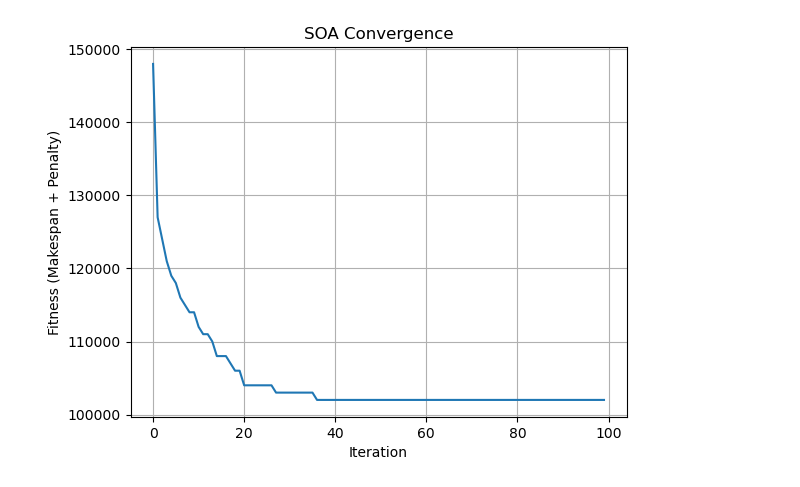
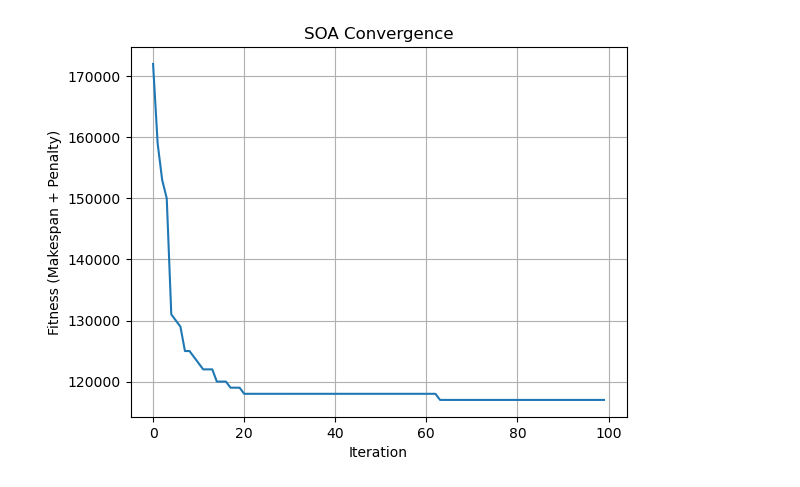
Before and after one commit to Biuuu2309/KLTN_DU, a Jupyter notebook: Source/Python/ProgramMain.ipynb, the cells around one changed output. Cells and saved outputs as stored; diff of their text form; code cells hidden in the pictures.

```diff
--- a/Source/Python/ProgramMain.ipynb
+++ b/Source/Python/ProgramMain.ipynb
@@ -142,22 +160,4 @@ def float_to_datetime(float_time):
 # %%
-
-np.random.seed(42)
-V = len(V_name)   # Số tàu
-B = 2   # Số bến
-C = 23  # Số cần cẩu
-Y = 45  # Số xe
-M = 99999  # Penalty
-TW0 = 24  # Thời gian chờ tối đa (h)
-T = 24
-CK = np.random.randint(0, 4, size=(C, T))
-# Dữ liệu đầu vào
-
-# Thời gian đến (TA) và thời gian xử lý dự kiến (PT)
-TA = np.array(TS)  # Giờ
-PT = np.array(np.array(TF_float) - np.array(TS))    # Giờ
-
-D = np.array(np.array(Dij))
-DMN = 14
 # ==================== HÀM NGOÀI CLASS ====================
 def get_ship_type(length):
     if length <= 150:
@@ -351,11 +351,48 @@ def check_berth_safety_constraint(x, VLi, BLj, LSd, LSe):
         if total_length + total_LSe + total_LSd > BLj[j]:
             return False
     return True
+
 # ==================== THUẬT TOÁN SOA ====================
 class SeagullOptimization:
     def __init__(self, n_seagulls=50, max_iter=200):
         self.n_seagulls = n_seagulls
         self.max_iter = max_iter
+
+    def calculate_F1(self, TF, TA):
+        v = len(TF)
+        total = sum(TFi - TAi for TFi, TAi in zip(TF, TA))
+        F1 = (1 / v) * total
+        return F1
+
+    def calculate_F2(self, E1, Dl, Dk, n_, tn_):
+        pl = calculate_pvl(vh, l1)
+        pk = calculate_pvl(vl, l2)
+        F2 = E1 * (pl * Dl + pk * Dk + n_ * tn_)
+        return F2
+
+    def calculate_F3(self, TD, TS, TV, E2, delVCit, lambda1, lambda2):
+        part1 = 0
+        part2 = 0
+        part3 = 0
+        for i in range(len(TD)):
+            part1 += (TD[i] - TS[i]) * VCi[i]
+            part2 += (TD[i] - TV[i]) * delVCit[i]
+            part3 += delVCit[i]
+        F3 = E2 * (lambda1 * (part1 + part2) + lambda2 * part3)
+        return F3
+
+    def calculate_k123(self, a, b, c):
+        return float(1)/a, float(1)/b, float(1)/c
+
+    def calculate_F(self, sol):
+        # Tính toán các tham số cần thiết
+        F1 = self.calculate_F1(TF_float, TS)
+        F2 = self.calculate_F2(E1, Dl, Dk, n_, tn_)
+        F3 = self.calculate_F3(TD, TS, TV, E2, delVCit, lambda1, lambda2)
+        k1, k2, k3 = self.calculate_k123(F1, F2, F3)
+
+        F = w1 * k1 * F1 + w2 * k2 * F2 + w3 * k3 * F3
+        return F, F1, F2, F3
 
     def initialize(self):
         self.population = []
@@ -377,7 +414,7 @@ class SeagullOptimization:
 
             # Phân bổ xe
             for i in range(V):
-                num_trucks = np.random.randint(5, 11)
+                num_trucks = np.random.randint(1, min(Y, 10) + 1)
                 selected = np.random.choice(Y, num_trucks, replace=False)
                 sol['y'][i, selected] = 1
 
@@ -477,7 +514,8 @@ class SeagullOptimization:
         carbon_truck, carbon_crane = calc_carbon_emission(sol, V, C, T, D, E1, E2)
         w_carbon = 0.01
         makespan = max(completion_times) if completion_times else M
-        return makespan + w_carbon * (carbon_truck + carbon_crane) + penalty
+        F, F1, F2, F3 = self.calculate_F(sol)
+        return makespan + w_carbon * (carbon_truck + carbon_crane) + penalty + F
 
 
 
@@ -553,11 +591,11 @@ print(best_solution['y'])
 # Tính toán thời gian chi tiết
 berth_schedule = {j: 0 for j in range(B)}
 print("\nChi tiết thời gian:")
+end_times = []
 for i in np.argsort(TA):
     berth = np.argmax(best_solution['x'][i])
     start = max(TS[i], berth_schedule[berth])
     wait = start - TA[i]
-    end = start + PT[i]
     def schedule_cranes(num_containers, num_cranes, cf0=CF0):
         if num_cranes == 0:
             return float('inf')  # Không có cần cẩu thì không thể bốc dỡ
@@ -565,10 +603,17 @@ for i in np.argsort(TA):
 
     num_cranes = int(np.sum(best_solution['q'][i])) if 'q' in best_solution else 1
     handling_time = schedule_cranes(VEi[i], num_cranes)
-    end = TA[i] + handling_time
+    end = start + handling_time
+    end_times.append(end)
     print(f"Tàu {i}: Bến {berth}, Đến {float_to_datetime(TA[i])}h, Bắt đầu {float_to_datetime(start)}h, Chờ {wait / 3600}h, Thời điểm kết thúc dự kiến: {float_to_datetime(end)}h")
     berth_schedule[berth] = start + PT[i]
 
-makespan = (max(berth_schedule.values()) - min(TA)) / 3600  # Đơn vị: giờ
-print(f"Makespan thực tế: {makespan:.2f} giờ")
+F, F1, F2, F3 = soa.calculate_F(best_solution)
+print("\nCác giá trị mục tiêu:")
+print(f"F1 (Thời gian trung bình): {F1} giờ")
+print(f"F2 (Phát thải carbon từ xe tải): {F2} kg CO2")
+print(f"F3 (Phát thải carbon từ cần cẩu): {F3} kg CO2")
+print(f"F (Hàm mục tiêu tổng hợp): {F}")
+makespan = (max(end_times) - min(TA)) / 3600  # Đơn vị: giờ
+print(f"Makespan thực tế: {makespan} giờ")
 # %% [output]
@@ -592,3 +637,3 @@ Iter 100, Best Fitness: 102004.730896
-[figure, old version]
+[figure, new version]
 Best Solution:
 1. Phân bổ tàu-bến (x):
```
Also changed, not shown: parts of 7 cells of this notebook, 6 other files.
